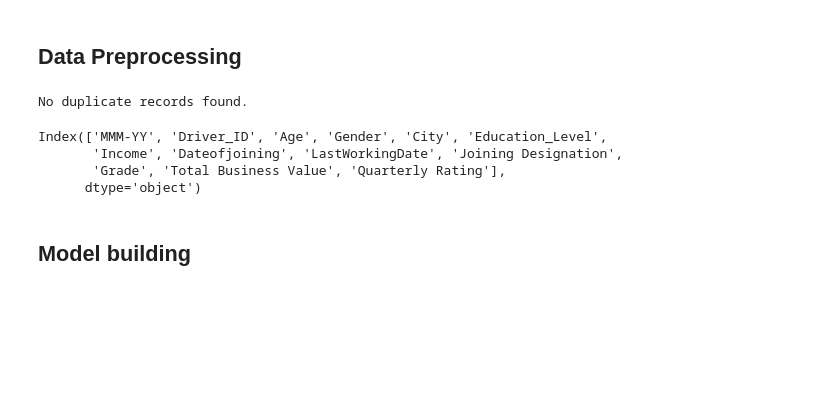
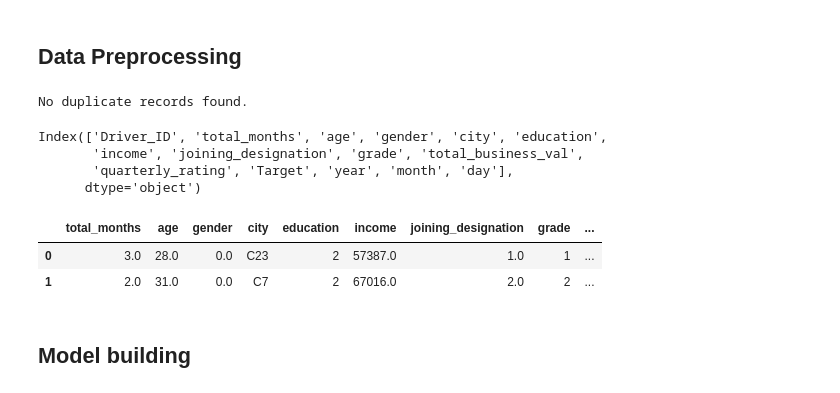
Before and after one commit to ashutoshsinha25/Driver-Churn-Predictor, a Jupyter notebook: notebook/Preprocessing_Training.ipynb, the cells around one changed output. Saved outputs shown, nothing was run; the diff lists cells and outputs as text; code cells hidden in the pictures; blank space fills up the shorter version.

```diff
--- a/notebook/Preprocessing_Training.ipynb
+++ b/notebook/Preprocessing_Training.ipynb
@@ -197,11 +243,11 @@ dfg['month']=dfg['DOJ'].dt.month
 dfg['day']=dfg['DOJ'].dt.day
 dfg.drop(columns='DOJ',inplace=True)
 # %%
-df.columns
+dfg.columns
 # %% [output]
-Index(['MMM-YY', 'Driver_ID', 'Age', 'Gender', 'City', 'Education_Level',
-       'Income', 'Dateofjoining', 'LastWorkingDate', 'Joining Designation',
-       'Grade', 'Total Business Value', 'Quarterly Rating'],
+Index(['Driver_ID', 'total_months', 'age', 'gender', 'city', 'education',
+       'income', 'joining_designation', 'grade', 'total_business_val',
+       'quarterly_rating', 'Target', 'year', 'month', 'day'],
       dtype='object')
 # %%
 # new feature wrt quarterly rating increase
@@ -224,3 +272,9 @@ dfg['income_increased']=income_change['Income']
+# %%
+dfg.head(2)
+# %% [output]
+|  | total_months | age | gender | city | education | income | joining_designation | grade | ... |
+| 0 | 3.0 | 28.0 | 0.0 | C23 | 2 | 57387.0 | 1.0 | 1 | ... |
+| 1 | 2.0 | 31.0 | 0.0 | C7 | 2 | 67016.0 | 2.0 | 2 | ... |
 # %% [markdown]
 ## Model building
 # %%
```
Also changed, not shown: parts of 61 cells of this notebook, 20 other files.
